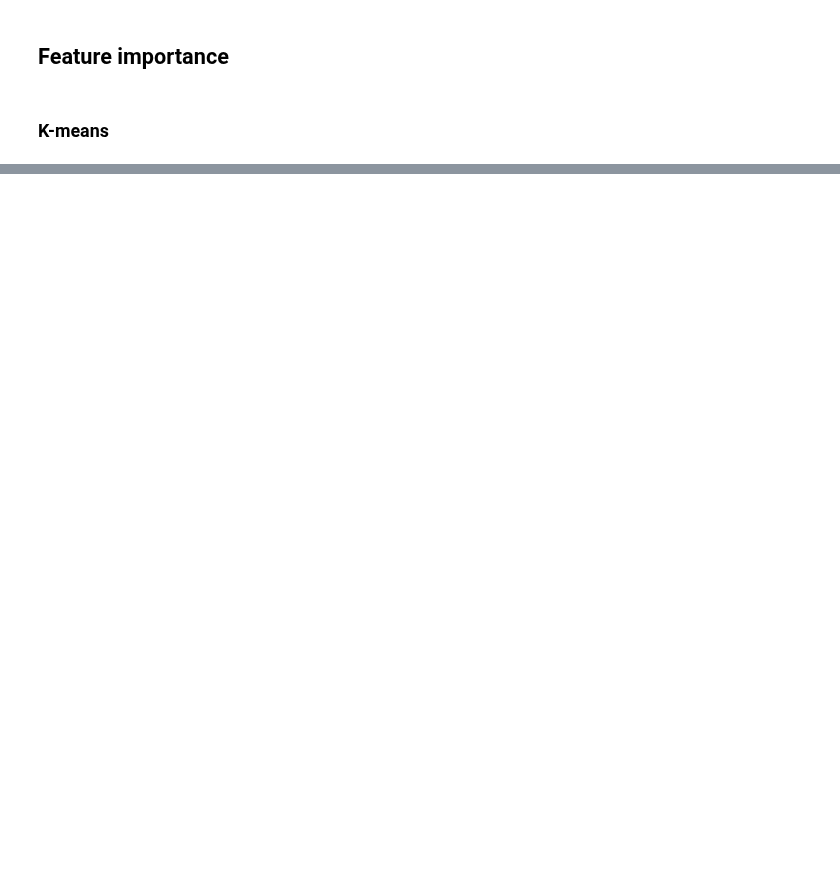
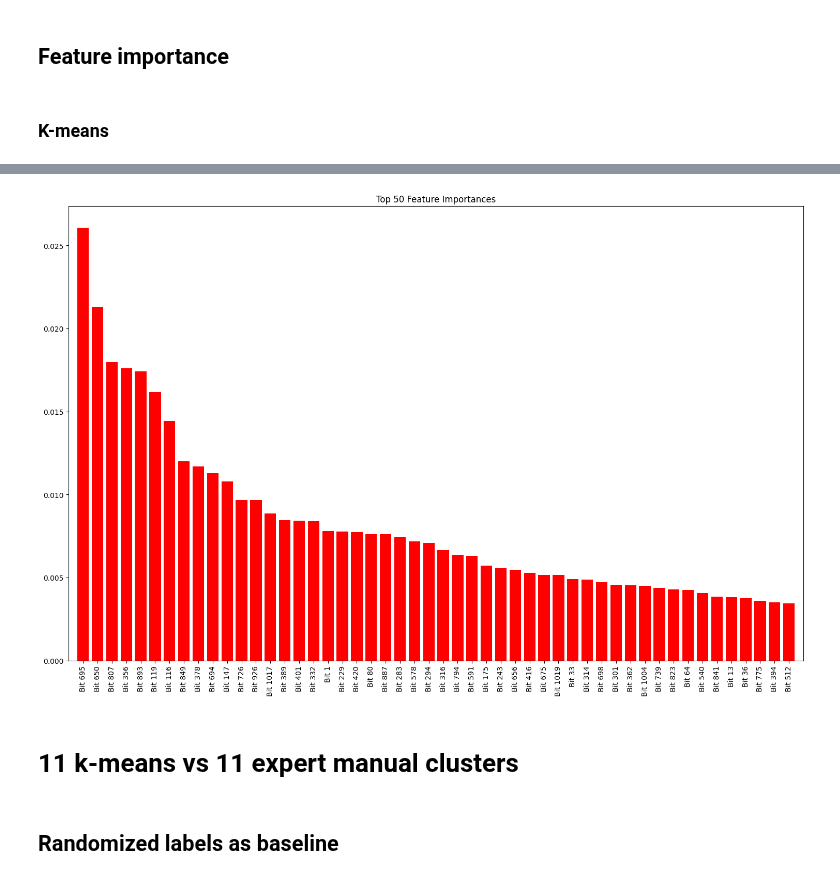
Before and after one commit to IOuadah/SML_Project, a Jupyter notebook: cluster_rf.ipynb, the cells around one changed output, grey strips where cells are left out. Cells and saved outputs as stored; diff of their text form; code cells hidden in the pictures; blank space fills up the shorter version.

```diff
--- a/cluster_rf.ipynb
+++ b/cluster_rf.ipynb
@@ -467,2 +473,8 @@ feature_importance(m_rf_kmeans_optimized, X_train)
 # %%
-feature_importance(m_rf_manual_optimized)
+feature_importance(m_rf_manual_optimized, X_train)
+# %% [output]
+[figure, added]
+# %% [markdown]
+# 11 k-means vs 11 expert manual clusters
+# %% [markdown]
+## Randomized labels as baseline
```
Also changed, not shown: parts of 51 cells of this notebook.
